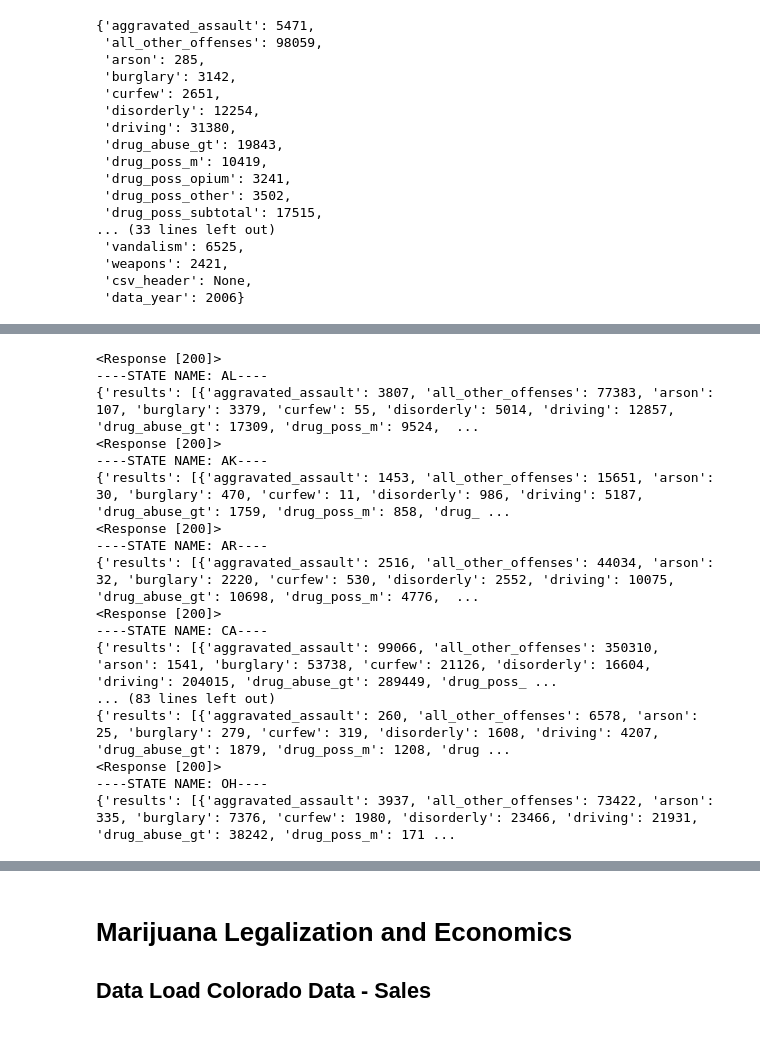
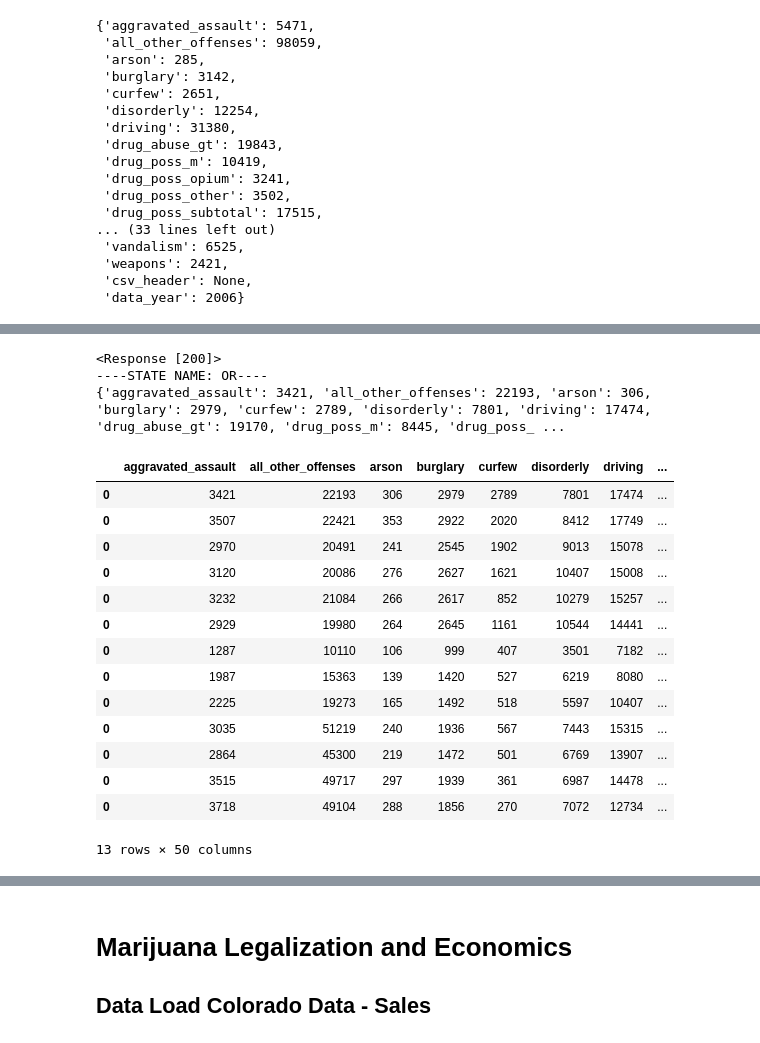
Before and after one commit to julieheadlee/bootcamp_quad, a Jupyter notebook: Colorado_cannabis_data_exploration_cleanup.ipynb, the cells around one changed output, grey strips where cells are left out. Drawn from its saved outputs; the diff is of its cells as text; code cells hidden in the pictures.

```diff
--- a/Colorado_cannabis_data_exploration_cleanup.ipynb
+++ b/Colorado_cannabis_data_exploration_cleanup.ipynb
@@ -393,35 +446,45 @@ co_data
 # %%
-states = ['AL', 'AK', 'AR', 'CA', 'CO', 'CT', 'DE', 'FL', 'GA', 'HI', 'ID', 'IL', 'IN', 'IA', 'KS', 'KY',
- 'LA', 'ME', 'MD', 'MA', 'MI', 'MN', 'MS', 'MO', 'NE', 'NV', 'NH', 'NJ', 'NM', 'NY', 'NC', 'ND',
- 'OH', 'OK', 'OR', 'PA', 'RI', 'SC', 'SD', 'TN', 'UT', 'VT', 'VA', 'WA',' WV', 'WI', 'WY']
+#Oregon FBI API Call
 
-base_url = ' https://api.usa.gov/crime/fbi/sapi/'
+oregon = ['OR']
 
-crime_df = []
-
-for state in states:
+for state in oregon:
     target_url = 'https://api.usa.gov/crime/fbi/sapi/api/data/arrest/states/offense/' + state + '/all/2007/2019?API_KEY=' + fapi_key
     response = requests.get(target_url)
     print(response)
-    response_json = response.json()
+    or_response_json = response.json()
     states_readable = json.dumps(response_json)
     print(f'----STATE NAME: {state}----')
-    print(response_json)
+    print(or_response_json['results'][0])
 # %% [output]
 <Response [200]>
-----STATE NAME: AL----
-{'results': [{'aggravated_assault': 3807, 'all_other_offenses': 77383, 'arson': 107, 'burglary': 3379, 'curfew': 55, 'disorderly': 5014, 'driving': 12857, 'drug_abuse_gt': 17309, 'drug_poss_m': 9524,  ...
-<Response [200]>
-----STATE NAME: AK----
-{'results': [{'aggravated_assault': 1453, 'all_other_offenses': 15651, 'arson': 30, 'burglary': 470, 'curfew': 11, 'disorderly': 986, 'driving': 5187, 'drug_abuse_gt': 1759, 'drug_poss_m': 858, 'drug_ ...
-<Response [200]>
-----STATE NAME: AR----
-{'results': [{'aggravated_assault': 2516, 'all_other_offenses': 44034, 'arson': 32, 'burglary': 2220, 'curfew': 530, 'disorderly': 2552, 'driving': 10075, 'drug_abuse_gt': 10698, 'drug_poss_m': 4776,  ...
-<Response [200]>
-----STATE NAME: CA----
-{'results': [{'aggravated_assault': 99066, 'all_other_offenses': 350310, 'arson': 1541, 'burglary': 53738, 'curfew': 21126, 'disorderly': 16604, 'driving': 204015, 'drug_abuse_gt': 289449, 'drug_poss_ ...
-... (83 lines left out)
-{'results': [{'aggravated_assault': 260, 'all_other_offenses': 6578, 'arson': 25, 'burglary': 279, 'curfew': 319, 'disorderly': 1608, 'driving': 4207, 'drug_abuse_gt': 1879, 'drug_poss_m': 1208, 'drug ...
-<Response [200]>
-----STATE NAME: OH----
-{'results': [{'aggravated_assault': 3937, 'all_other_offenses': 73422, 'arson': 335, 'burglary': 7376, 'curfew': 1980, 'disorderly': 23466, 'driving': 21931, 'drug_abuse_gt': 38242, 'drug_poss_m': 171 ...
+----STATE NAME: OR----
+{'aggravated_assault': 3421, 'all_other_offenses': 22193, 'arson': 306, 'burglary': 2979, 'curfew': 2789, 'disorderly': 7801, 'driving': 17474, 'drug_abuse_gt': 19170, 'drug_poss_m': 8445, 'drug_poss_ ...
+# %%
+#Combining with Population Statistics
+
+df_list = []
+
+for i in range(13):
+    temp_df = pd.DataFrame(or_response_json['results'][i], index=[0])
+    df_list.append(temp_df)
+
+or_data = pd.concat(df_list)
+or_data['population'] = or_pop
+or_data
+# %% [output]
+|  | aggravated_assault | all_other_offenses | arson | burglary | curfew | disorderly | driving | ... |
+| 0 | 3421 | 22193 | 306 | 2979 | 2789 | 7801 | 17474 | ... |
+| 0 | 3507 | 22421 | 353 | 2922 | 2020 | 8412 | 17749 | ... |
+| 0 | 2970 | 20491 | 241 | 2545 | 1902 | 9013 | 15078 | ... |
+| 0 | 3120 | 20086 | 276 | 2627 | 1621 | 10407 | 15008 | ... |
+| 0 | 3232 | 21084 | 266 | 2617 | 852 | 10279 | 15257 | ... |
+| 0 | 2929 | 19980 | 264 | 2645 | 1161 | 10544 | 14441 | ... |
+| 0 | 1287 | 10110 | 106 | 999 | 407 | 3501 | 7182 | ... |
+| 0 | 1987 | 15363 | 139 | 1420 | 527 | 6219 | 8080 | ... |
+| 0 | 2225 | 19273 | 165 | 1492 | 518 | 5597 | 10407 | ... |
+| 0 | 3035 | 51219 | 240 | 1936 | 567 | 7443 | 15315 | ... |
+| 0 | 2864 | 45300 | 219 | 1472 | 501 | 6769 | 13907 | ... |
+| 0 | 3515 | 49717 | 297 | 1939 | 361 | 6987 | 14478 | ... |
+| 0 | 3718 | 49104 | 288 | 1856 | 270 | 7072 | 12734 | ... |
+13 rows × 50 columns
```
Also changed, not shown: parts of 7 cells of this notebook, 5 other files.
